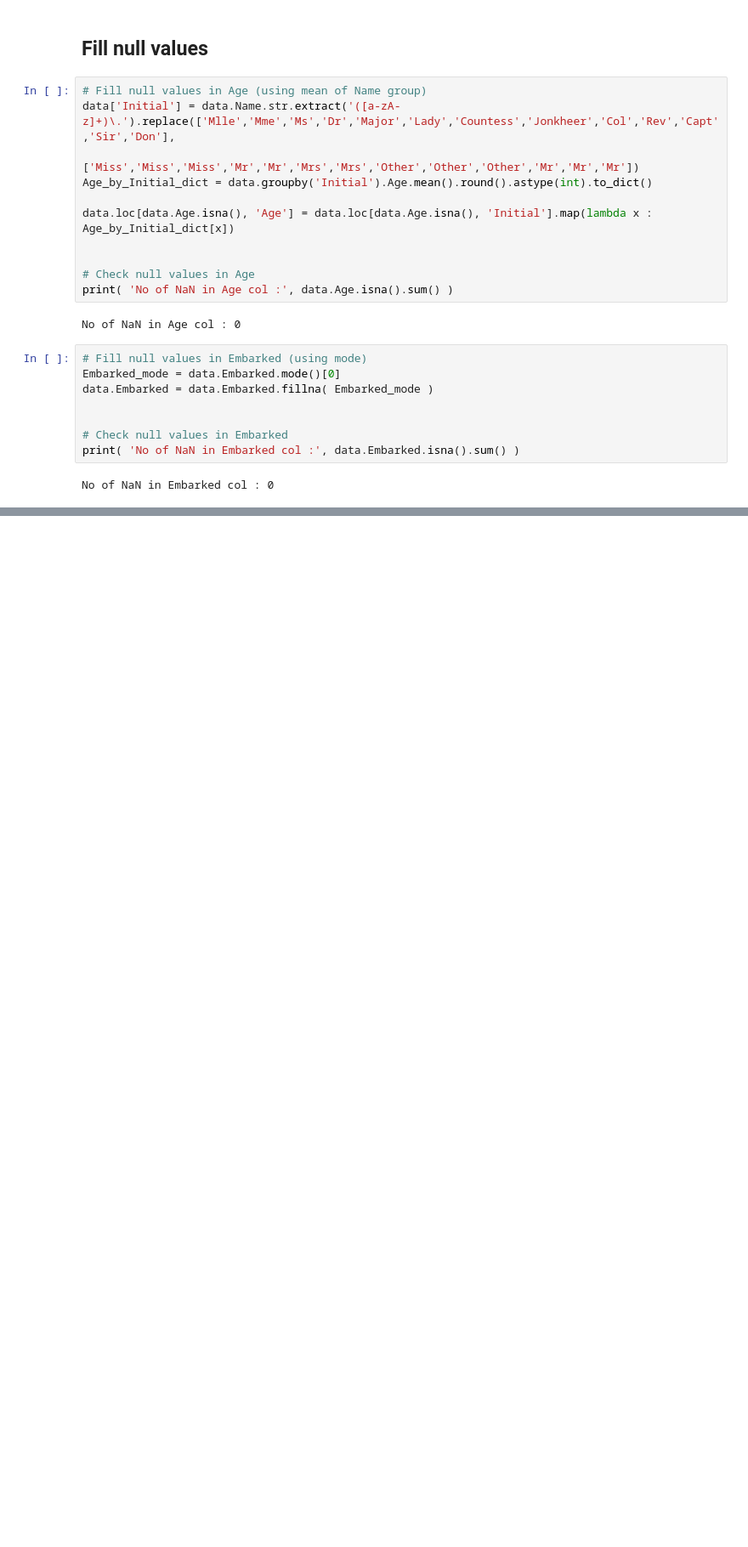
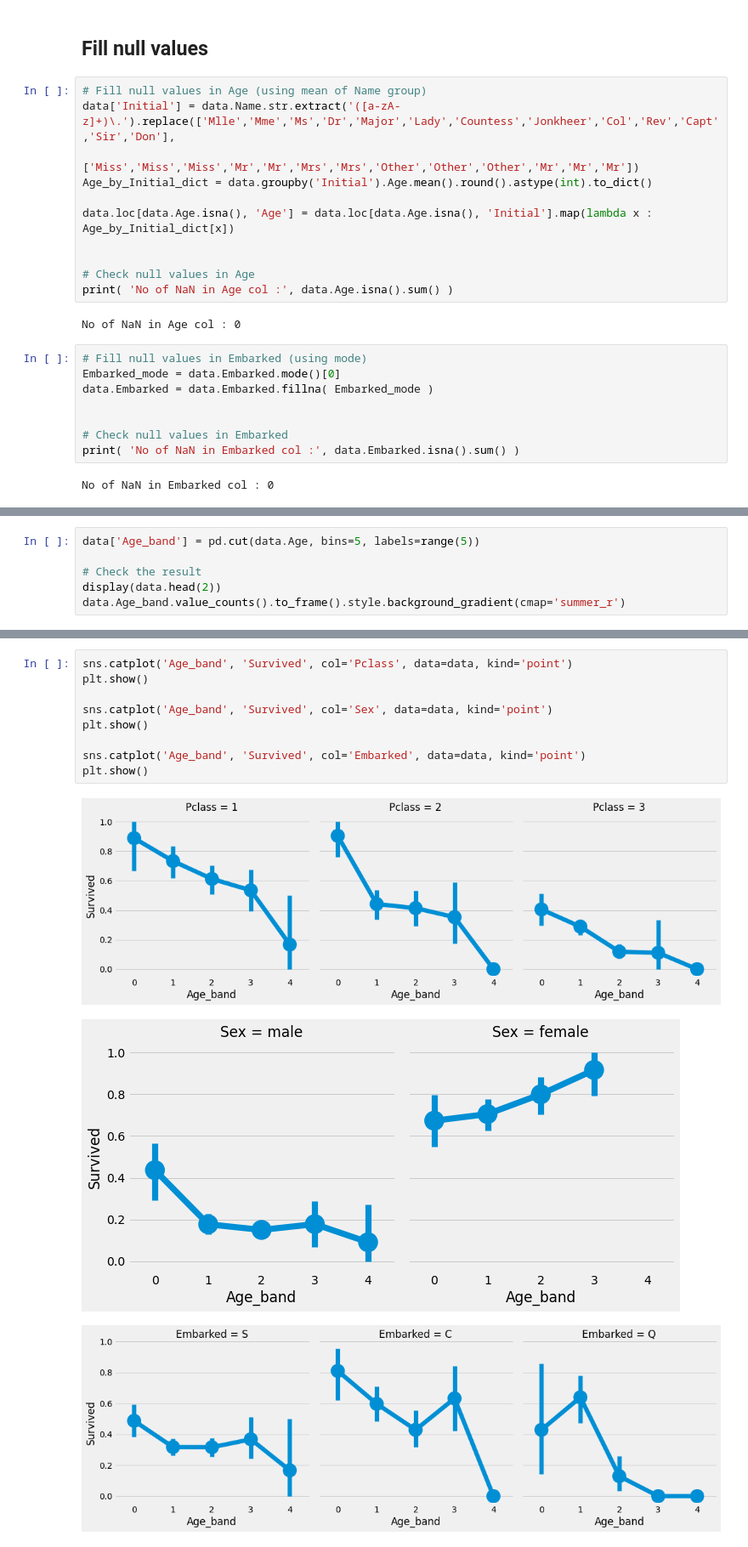
Before and after one commit to sam351/competitions, a Jupyter notebook: kaggle_titanic/200517_Titanic_study-02_FE-and-Data-Cleaning.ipynb, the cells around one changed output, grey strips where cells are left out. Shown at 85% size. Drawn from its saved outputs; the diff is of its cells as text; blank space fills up the shorter version.

Commit message:
Modify 200517_Titanic_study-02_FE-and-Data-Cleaning
- Add a new feature of Age_band

```diff
--- a/kaggle_titanic/200517_Titanic_study-02_FE-and-Data-Cleaning.ipynb
+++ b/kaggle_titanic/200517_Titanic_study-02_FE-and-Data-Cleaning.ipynb
@@ -107,0 +112,6 @@ No of NaN in Embarked col : 0
+# %%
+data['Age_band'] = pd.cut(data.Age, bins=5, labels=range(5))
+
+# Check the result
+display(data.head(2))
+data.Age_band.value_counts().to_frame().style.background_gradient(cmap='summer_r')
@@ -107,0 +128,13 @@ No of NaN in Embarked col : 0
+# %%
+sns.catplot('Age_band', 'Survived', col='Pclass', data=data, kind='point')
+plt.show()
+
+sns.catplot('Age_band', 'Survived', col='Sex', data=data, kind='point')
+plt.show()
+
+sns.catplot('Age_band', 'Survived', col='Embarked', data=data, kind='point')
+plt.show()
+# %% [output]
+[figure, added]
+[figure, added]
+[figure, added]
```
Also changed, not shown: parts of 2 cells of this notebook.
